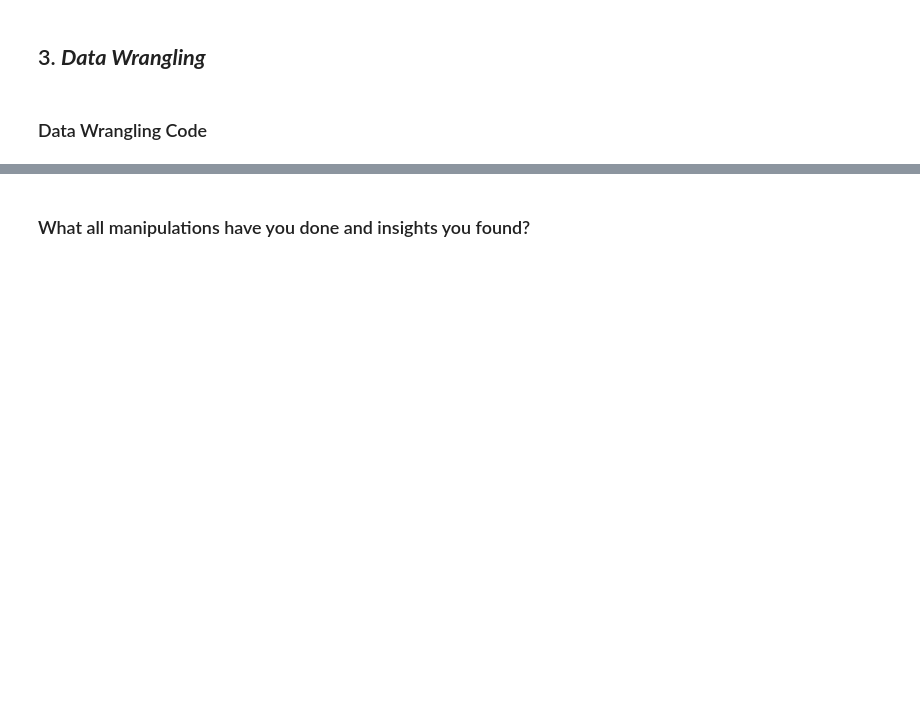
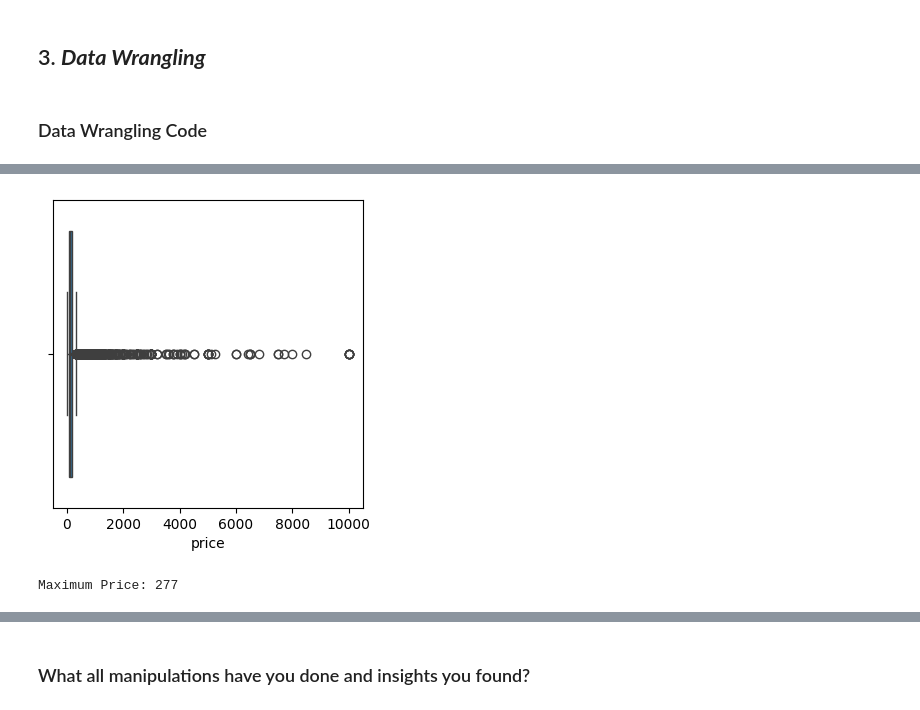
Before and after one commit to AakashRaj-data/Exploratory-Data-analysis, a Jupyter notebook: AirBnb_Bookings_Analysis_(AR).ipynb, the cells around one changed output, grey strips where cells are left out. Drawn from its saved outputs; the diff is of its cells as text; code cells hidden in the pictures; blank space fills up the shorter version.

```diff
--- a/AirBnb_Bookings_Analysis_(AR).ipynb
+++ b/AirBnb_Bookings_Analysis_(AR).ipynb
@@ -150,3 +149,8 @@ reviews_per_month                 10052
 calculated_host_listings_count        0
 availability_365                      0
 dtype: int64
+# %%
+# fill null values
+airbnb_df['name'].fillna('No name', inplace=True)
+airbnb_df['host_name'].fillna('not define', inplace=True)
+airbnb_df['last_review'].fillna('No reviews', inplace=True)
@@ -183,0 +291,14 @@ Answer Here
+# %%
+# updating missing values of reviews_per_month column with NaN
+airbnb_df['reviews_per_month'].fillna(np.nan, inplace=True)
+
+# Convert the column to float type
+airbnb_df['reviews_per_month'] = airbnb_df['reviews_per_month'].astype(float)
+
+# Fill NaN values with the median
+airbnb_df['reviews_per_month'].fillna(airbnb_df['reviews_per_month'].median(), inplace=True)
+# %%
+#Drop the unspecific or unnecessary columns for analysis.
+
+columns_to_drop = ['id', 'host_id']
+airbnb_df.drop(columns=columns_to_drop, inplace=True)
@@ -183,0 +315,6 @@ Answer Here
+# %%
+plt.figure(figsize = (4,4))
+sns.boxplot(x = airbnb_df['price'])
+plt.show()
+# %% [output]
+[figure, added]
@@ -183,0 +335,7 @@ Answer Here
+# %%
+# after removing the outliers now the max price is 277
+
+maximum_price = airbnb_df['price'].max()
+print("Maximum Price:", maximum_price)
+# %% [output]
+Maximum Price: 277
```
Also changed, not shown: parts of 24 cells of this notebook.
